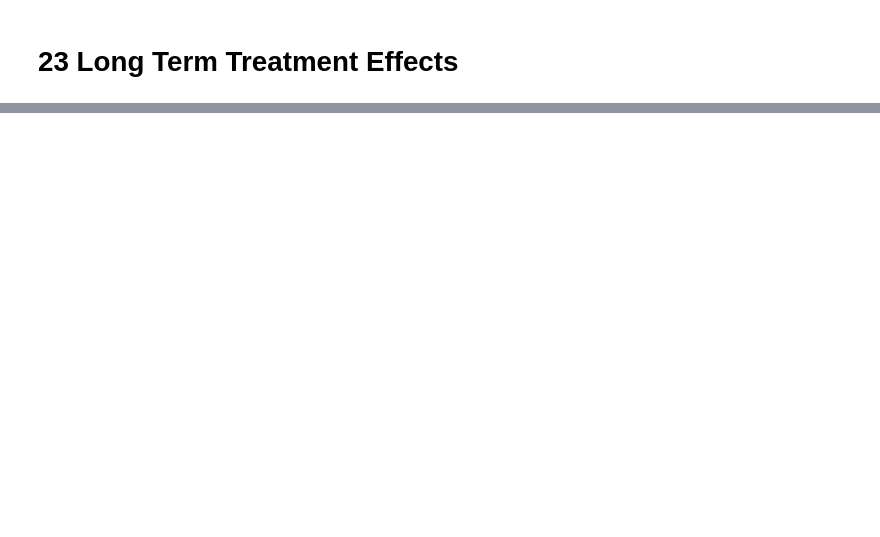
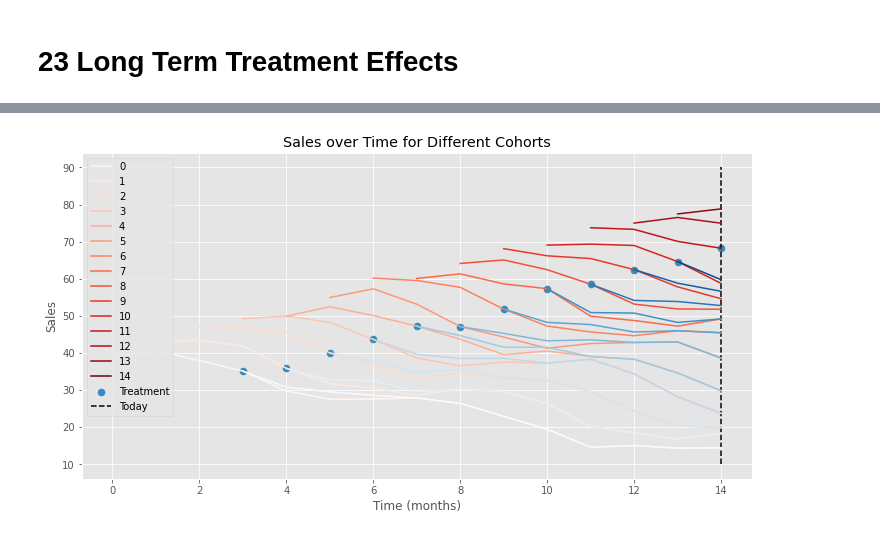
Before and after one commit to ethen8181/python-causality-handbook, a Jupyter notebook: causal-inference-for-the-brave-and-true/23-Long-Term-Treatment-Effects.ipynb, the cells around one changed output, grey strips where cells are left out. Cells and saved outputs as stored; diff of their text form; code cells hidden in the pictures; blank space fills up the shorter version.

```diff
--- a/causal-inference-for-the-brave-and-true/23-Long-Term-Treatment-Effects.ipynb
+++ b/causal-inference-for-the-brave-and-true/23-Long-Term-Treatment-Effects.ipynb
@@ -227,0 +110,13 @@ There is also a statistical reason to choose other metrics other than NPV. To se
+# %%
+ax = cohorts.pivot("time", "cohort", "sales").plot(colormap="Reds", figsize=(12,6))
+cohorts.query("treatment==1").plot.scatter(x="time", y="sales", ax=ax, s=50, label="Treatment")
+plt.vlines(14, 10, 90, label="Today", linestyles="dashed", color="black")
+plt.legend()
+plt.title("Sales over Time for Different Cohorts")
+plt.legend(loc='center left', bbox_to_anchor=(1, 0.5))
+
+ax = cohorts.query("treated==1").pivot("time", "cohort", "treated_sales").plot(colormap="Blues", ax=ax, legend=False);
+plt.ylabel("Sales")
+plt.xlabel("Time (months)");
+# %% [output]
+[figure, added]
```
Also changed, not shown: parts of 29 cells of this notebook, 3 other files.
